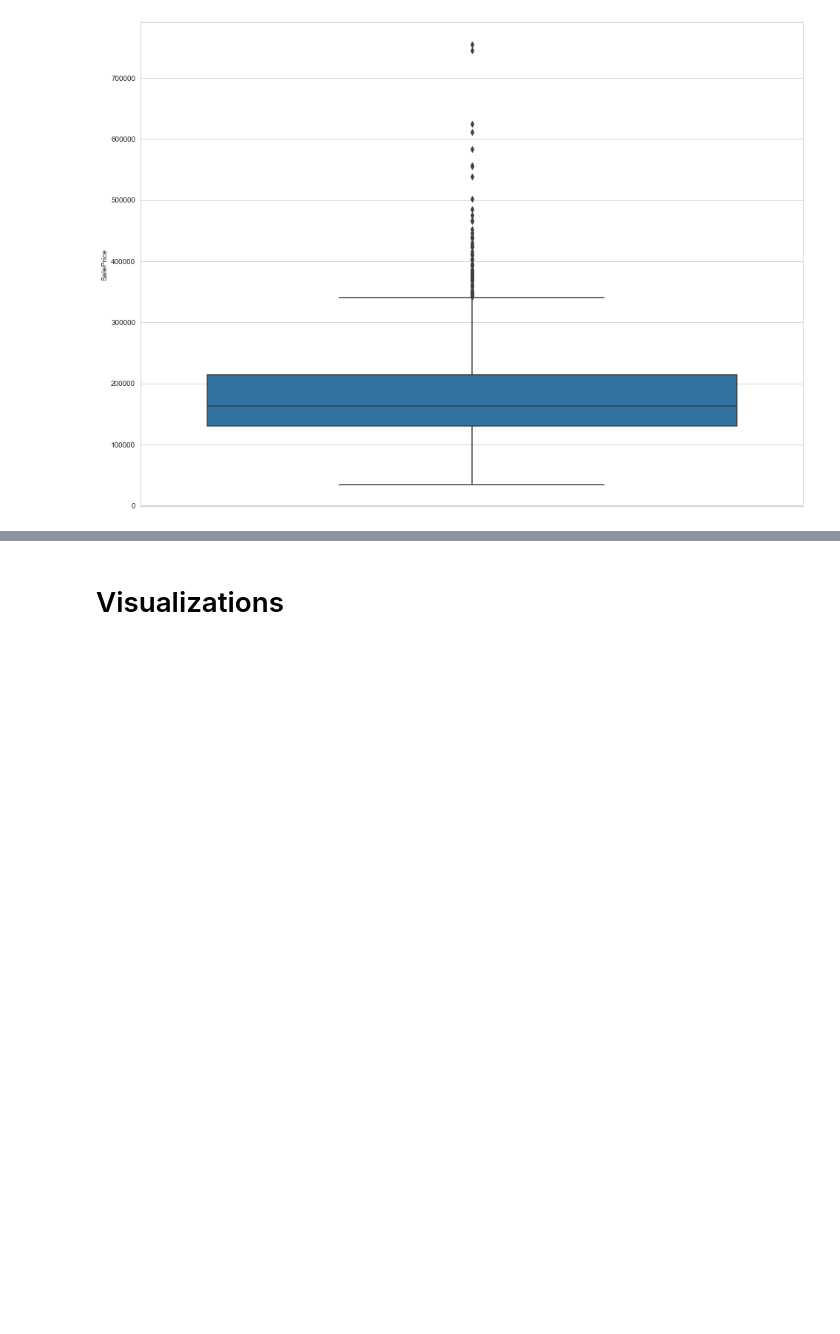
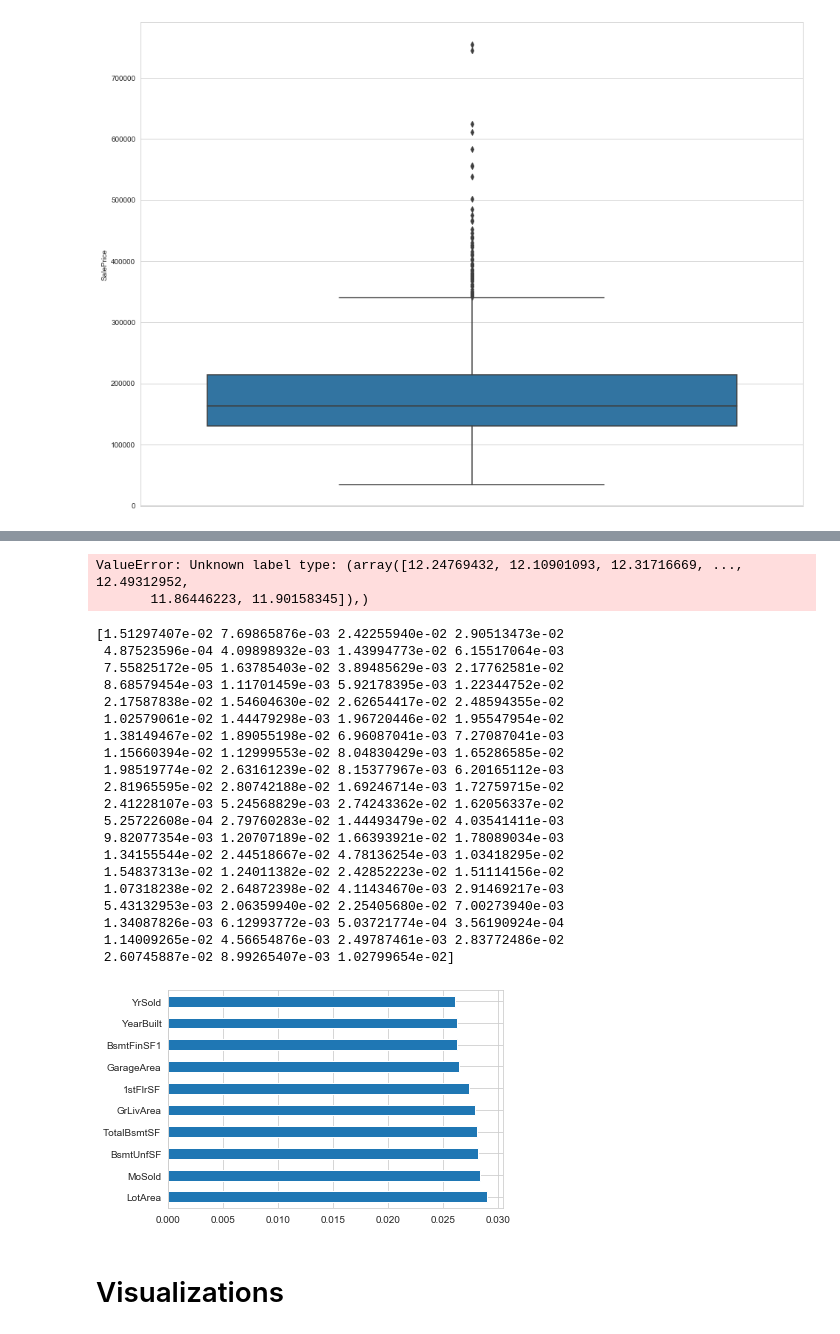
Before and after one commit to lijq33/Data-mining, a Jupyter notebook: Data Mining Assignment.ipynb, the cells around one changed output, grey strips where cells are left out. Saved outputs shown, nothing was run; the diff lists cells and outputs as text; code cells hidden in the pictures; blank space fills up the shorter version.

```diff
--- a/Data Mining Assignment.ipynb
+++ b/Data Mining Assignment.ipynb
@@ -534,0 +589,17 @@ sns.boxplot(y=df_train["SalePrice"])
+# %%
+X = df_train.iloc[:,0:79]  #independent columns
+y = df_train.iloc[:,-1]    #target column i.e price range
+
+#apply SelectKBest class to extract top 10 best features
+bestfeatures = SelectKBest(score_func=chi2, k=10)
+fit = bestfeatures.fit(X,y)
+dfscores = pd.DataFrame(fit.scores_)
+dfcolumns = pd.DataFrame(X.columns)
+
+#concat two dataframes for better visualization
+featureScores = pd.concat([dfcolumns,dfscores],axis=1)
+featureScores.columns = ['Specs','Score']  #naming the dataframe columns
+print(featureScores.nlargest(10,'Score'))  #print 10 best features
+# %% [output]
+ValueError: Unknown label type: (array([12.24769432, 12.10901093, 12.31716669, ..., 12.49312952,
+       11.86446223, 11.90158345]),)
@@ -534,0 +609,30 @@ sns.boxplot(y=df_train["SalePrice"])
+# %%
+model = ExtraTreesClassifier()
+model.fit(X,y)
+print(model.feature_importances_) #use inbuilt class feature_importances of tree based classifiers
+#plot graph of feature importances for better visualization
+feat_importances = pd.Series(model.feature_importances_, index=X.columns)
+feat_importances.nlargest(10).plot(kind='barh')
+plt.show()
+# %% [output]
+[1.51297407e-02 7.69865876e-03 2.42255940e-02 2.90513473e-02
+ 4.87523596e-04 4.09898932e-03 1.43994773e-02 6.15517064e-03
+ 7.55825172e-05 1.63785403e-02 3.89485629e-03 2.17762581e-02
+ 8.68579454e-03 1.11701459e-03 5.92178395e-03 1.22344752e-02
+ 2.17587838e-02 1.54604630e-02 2.62654417e-02 2.48594355e-02
+ 1.02579061e-02 1.44479298e-03 1.96720446e-02 1.95547954e-02
+ 1.38149467e-02 1.89055198e-02 6.96087041e-03 7.27087041e-03
+ 1.15660394e-02 1.12999553e-02 8.04830429e-03 1.65286585e-02
+ 1.98519774e-02 2.63161239e-02 8.15377967e-03 6.20165112e-03
+ 2.81965595e-02 2.80742188e-02 1.69246714e-03 1.72759715e-02
+ 2.41228107e-03 5.24568829e-03 2.74243362e-02 1.62056337e-02
+ 5.25722608e-04 2.79760283e-02 1.44493479e-02 4.03541411e-03
+ 9.82077354e-03 1.20707189e-02 1.66393921e-02 1.78089034e-03
+ 1.34155544e-02 2.44518667e-02 4.78136254e-03 1.03418295e-02
+ 1.54837313e-02 1.24011382e-02 2.42852223e-02 1.51114156e-02
+ 1.07318238e-02 2.64872398e-02 4.11434670e-03 2.91469217e-03
+ 5.43132953e-03 2.06359940e-02 2.25405680e-02 7.00273940e-03
+ 1.34087826e-03 6.12993772e-03 5.03721774e-04 3.56190924e-04
+ 1.14009265e-02 4.56654876e-03 2.49787461e-03 2.83772486e-02
+ 2.60745887e-02 8.99265407e-03 1.02799654e-02]
+[figure, added]
```
Also changed, not shown: parts of 9 cells of this notebook.
